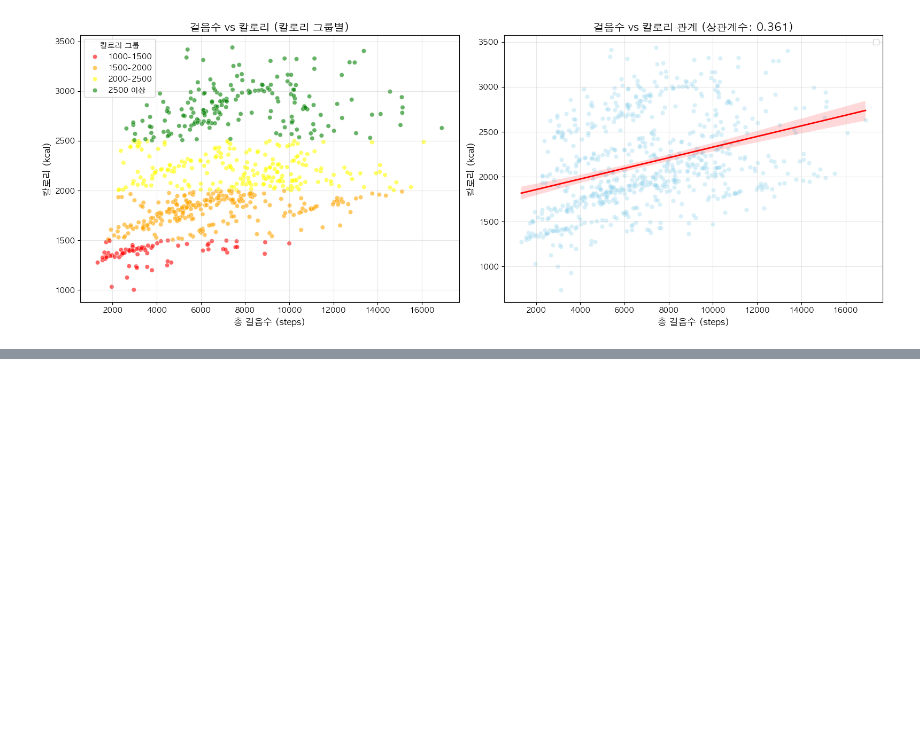
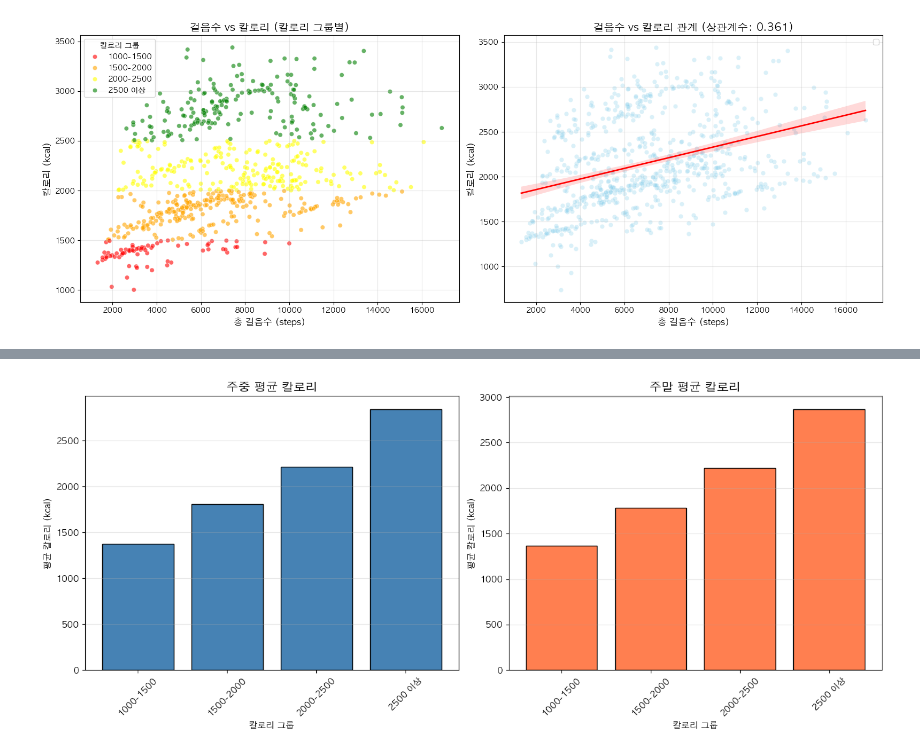
Before and after one commit to jeesy95-creator/sparta_15, a Jupyter notebook: notebooks/Soyun.ipynb, the cells around one changed output, grey strips where cells are left out. Cells and saved outputs as stored; diff of their text form; code cells hidden in the pictures; blank space fills up the shorter version.

```diff
--- a/notebooks/Soyun.ipynb
+++ b/notebooks/Soyun.ipynb
@@ -1141,3 +1141,11 @@ plt.show()
 === Steps vs Calories 상관관계 ===
 상관계수: 0.361
 [figure]
+# %%
+# 칼로리 그룹 + 주중/주말별 비교
+weekend_analysis = actcp_d_clean.groupby(['CalorieGroup', 'is_weekend']).agg({
+    'Calories': 'mean',
+    'TotalSteps': 'mean',
+    'TotalActiveMinutes': 'mean'
+})
+weekend_analysis = weekend_analysis.reset_index()
@@ -1143,0 +1164,30 @@ plt.show()
+# %%
+# 1. 칼로리 그룹별 주중/주말 비교 막대 그래프
+fig, axes = plt.subplots(1, 2, figsize=(14, 6))
+
+# 데이터 준비
+weekday_data = weekend_analysis[weekend_analysis['is_weekend'] == False].reset_index()
+weekend_data = weekend_analysis[weekend_analysis['is_weekend'] == True].reset_index()
+
+# 주중
+axes[0].bar(range(len(weekday_data)), weekday_data['Calories'], color='steelblue', edgecolor='black')
+axes[0].set_xticks(range(len(weekday_data)))
+axes[0].set_xticklabels(weekday_data['CalorieGroup'], rotation=45)
+axes[0].set_title('주중 평균 칼로리', fontsize=14, fontweight='bold')
+axes[0].set_xlabel('칼로리 그룹')
+axes[0].set_ylabel('평균 칼로리 (kcal)')
+axes[0].grid(axis='y', alpha=0.3)
+
+# 주말
+axes[1].bar(range(len(weekend_data)), weekend_data['Calories'], color='coral', edgecolor='black')
+axes[1].set_xticks(range(len(weekend_data)))
+axes[1].set_xticklabels(weekend_data['CalorieGroup'], rotation=45)
+axes[1].set_title('주말 평균 칼로리', fontsize=14, fontweight='bold')
+axes[1].set_xlabel('칼로리 그룹')
+axes[1].set_ylabel('평균 칼로리 (kcal)')
+axes[1].grid(axis='y', alpha=0.3)
+
+plt.tight_layout()
+plt.show()
+# %% [output]
+[figure, added]
```
Also changed, not shown: parts of 9 cells of this notebook, 1 other file.
